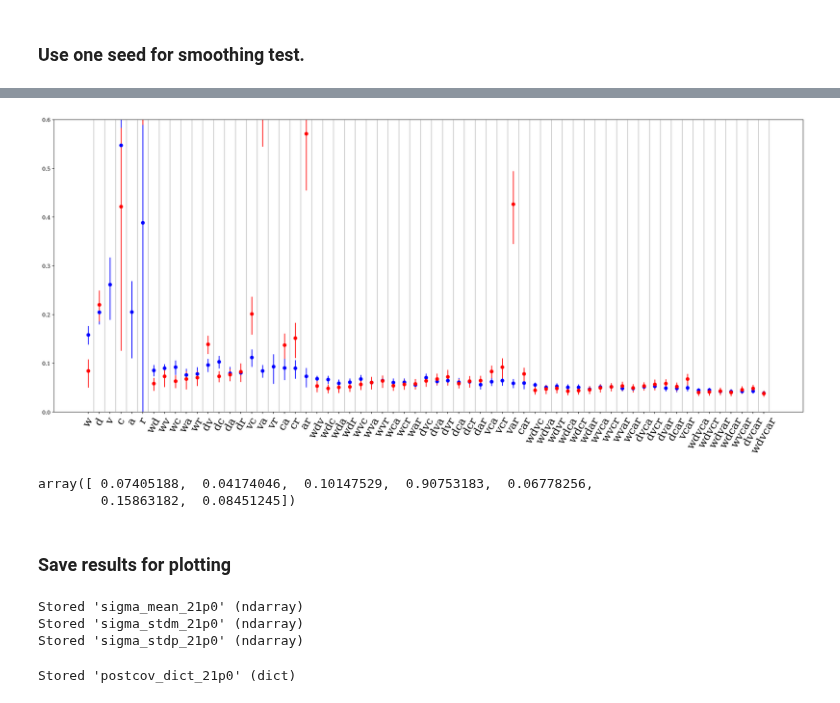
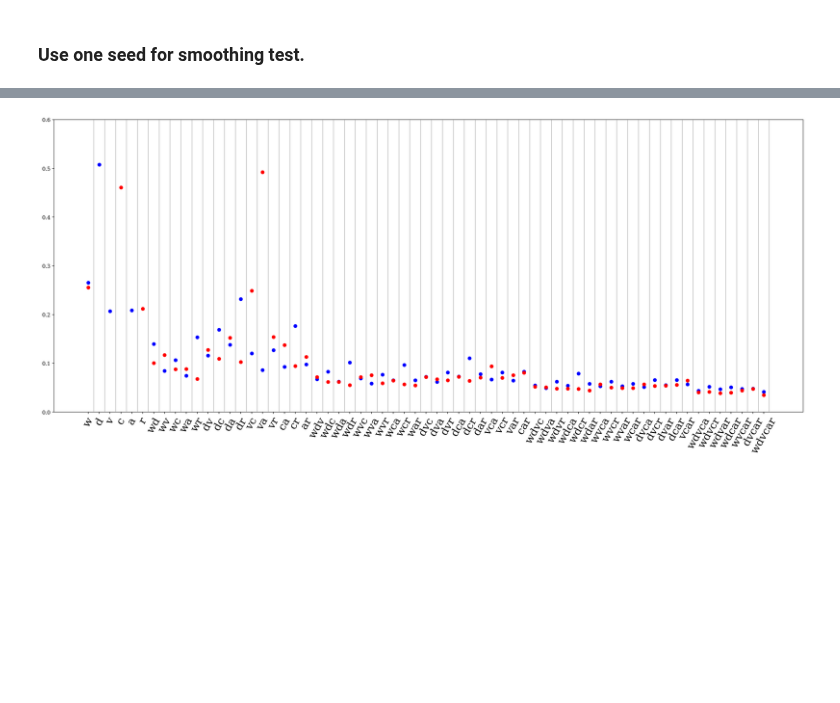
Before and after one commit to KuanWang-Astro/Fisher-paper-version, a Jupyter notebook: post_cov_21p0.ipynb, the cells around one changed output, grey strips where cells are left out. Drawn from its saved outputs; the diff is of its cells as text; code cells hidden in the pictures; blank space fills up the shorter version.

Commit message:
added run results and updated codes for multidark

```diff
--- a/post_cov_21p0.ipynb
+++ b/post_cov_21p0.ipynb
@@ -42,8 +42,8 @@ keylist = ['w','d','v','c','a','r','wd','wv','wc','wa','wr','dv','dc','da','dr',
          'vca','vcr','var','car','wdvc','wdva','wdvr','wdca','wdcr','wdar','wvca','wvcr','wvar','wcar',\
         'dvca','dvcr','dvar','dcar','vcar','wdvca','wdvcr','wdvar','wdcar','wvcar','dvcar','wdvcar']
 # %%
-pertfunc_eg = np.load('Run_30_bins_for_all/pert_21p0_23431.npz')['func_all']
-pertparam_eg = np.load('Run_30_bins_for_all/pert_21p0_23431.npz')['param']
+pertfunc_eg = np.load('Run_multidark_30/pert_21p0_34289.npz')['func_all']
+pertparam_eg = np.load('Run_multidark_30/pert_21p0_34289.npz')['param']
 func_cut_eg = apply_to_dict(pert_clean,cut_by_func_1D(pertfunc_eg,axis=1),nzidx_cut)
 # %%
 def get_alphas(combkey):
@@ -63,65 +59,28 @@ func_cut = apply_to_dict(cut_by_func_1D, pertfunc_dict, axis=1)
 # %%
-def sigma_for_seed(seed):
-    locfit_cut = apply_to_dict(locfit_comb,apply_to_dict(pert_clean,func_cut[seed],nzidx_cut),alphas_cut,xs=pertparam_dict[seed],x0s=p0)
-    fisher_cut = apply_to_dict(calc_fisher,locfit_cut,invcov_cut)
-    return apply_to_dict(np.linalg.inv,fisher_cut)
+locfit_cut = apply_to_dict(locfit_comb,func_cut_eg,alphas_cut,xs=pertparam_eg,x0s=p0)
+fisher_cut = apply_to_dict(calc_fisher,locfit_cut,invcov_cut)
+#postcov = apply_to_dict(np.linalg.inv,fisher_cut)
-# %%
-postcov_dict = {}
-
-with Pool(55) as pool:
-    for i, output_data in enumerate(pool.map(sigma_for_seed, seed_21p0)):
-        postcov_dict[seed_21p0[i]] = output_data
 # %%
-sigma2_mean = []
-sigma2_std = []
+sigma_dict = apply_to_dict(calc_1sigma,fisher_cut)
+sigma_list = []
 for k in keylist:
-    sigma2_mean.append(mean_of_dict(postcov_dict,k).diagonal())
-    sigma2_std.append(stddev_of_dict(postcov_dict,k).diagonal())
-sigma2_mean = np.array(sigma2_mean)
-sigma2_std = np.array(sigma2_std)
-sigma_mean = np.sqrt(sigma2_mean)
-sigma_stdm = sigma_mean-np.sqrt((sigma2_mean-sigma2_std)*(sigma2_mean-sigma2_std>0))
-sigma_stdp = np.sqrt(sigma2_mean+sigma2_std)-sigma_mean
-
+    sigma_list.append(sigma_dict[k])
+sigma_list = np.array(sigma_list)
 for i,k1 in enumerate(keylist):
     for j,k2 in enumerate(keylist):
         if set(k1).issubset(k2):
-            assert all(sigma_mean[i]>=sigma_mean[j])
+            assert all(sigma_list[i]>=sigma_list[j])
 # %%
 plt.figure(figsize=(25,10))
-plt.errorbar(range(len(keylist)),sigma_mean[:,5],yerr=[sigma_stdm[:,5],sigma_stdp[:,5]],ls='none',fmt='o',color='b')
+plt.plot(range(len(keylist)),sigma_list[:,5],'bo')
 for i in range(len(keylist)):
     plt.axvline(i+0.5,c='k',alpha=0.1)
 plt.xticks(range(len(keylist)),keylist,rotation=60,fontsize=20);
 #plt.figure(figsize=(25,10))
-plt.errorbar(range(len(keylist)),sigma_mean[:,6],yerr=[sigma_stdm[:,6],sigma_stdp[:,6]],ls='none',fmt='o',color='r')
+plt.plot(range(len(keylist)),sigma_list[:,6],'ro')
 for i in range(len(keylist)):
     plt.axvline(i+0.5,c='k',alpha=0.1)
 plt.ylim(0,0.6)
 plt.xticks(range(len(keylist)),keylist,rotation=60,fontsize=20);
 # %% [output]
-[figure, old version]
+[figure, new version]
-# %%
-sigma_mean[0]
-# %% [output]
-array([ 0.07405188,  0.04174046,  0.10147529,  0.90753183,  0.06778256,
-        0.15863182,  0.08451245])
-# %% [markdown]
-### Save results for plotting
-# %%
-sigma_mean_21p0 = np.copy(sigma_mean)
-sigma_stdm_21p0 = np.copy(sigma_stdm)
-sigma_stdp_21p0 = np.copy(sigma_stdp)
-
-%store sigma_mean_21p0
-%store sigma_stdm_21p0
-%store sigma_stdp_21p0
-# %% [output]
-Stored 'sigma_mean_21p0' (ndarray)
-Stored 'sigma_stdm_21p0' (ndarray)
-Stored 'sigma_stdp_21p0' (ndarray)
-# %%
-postcov_dict_21p0 = copy.deepcopy(postcov_dict)
-%store postcov_dict_21p0
-# %% [output]
-Stored 'postcov_dict_21p0' (dict)
```
Also changed, not shown: parts of 5 cells of this notebook, 3 other files.
